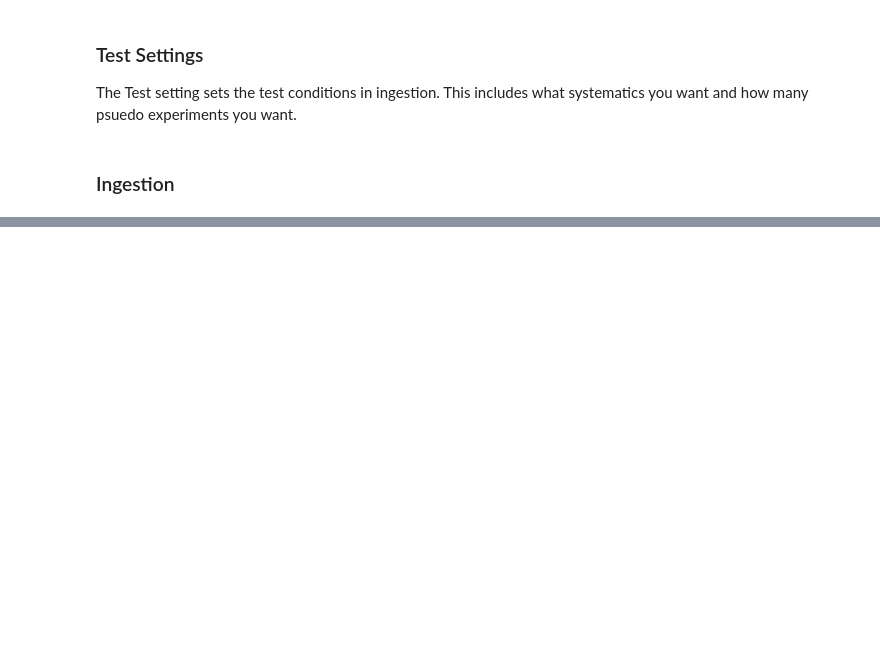
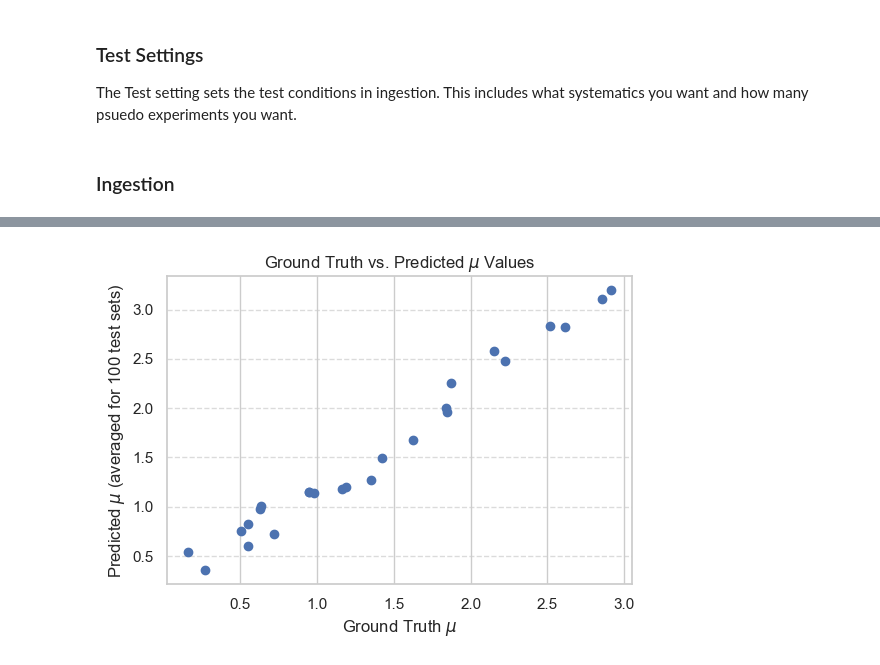
Before and after one commit to blackSwanCS/Higgs_collaboration_A, a Jupyter notebook: StartingKit_Black_Swan_HiggsML.ipynb, the cells around one changed output, grey strips where cells are left out. Drawn from its saved outputs; the diff is of its cells as text; code cells hidden in the pictures; blank space fills up the shorter version.

```diff
--- a/StartingKit_Black_Swan_HiggsML.ipynb
+++ b/StartingKit_Black_Swan_HiggsML.ipynb
@@ -261,0 +454,10 @@ ingestion.predict_submission(test_settings)
+# %%
+from HiggsML.visualization import visualize_scatter
+
+# Visualize scatter plot of ground truth mu and predicted mu
+visualize_scatter(
+    ingestion_result_dict=ingestion.results_dict,
+    ground_truth_mus=test_settings["ground_truth_mus"],
+)
+# %% [output]
+[figure, added]
```
Also changed, not shown: parts of 27 cells of this notebook.
